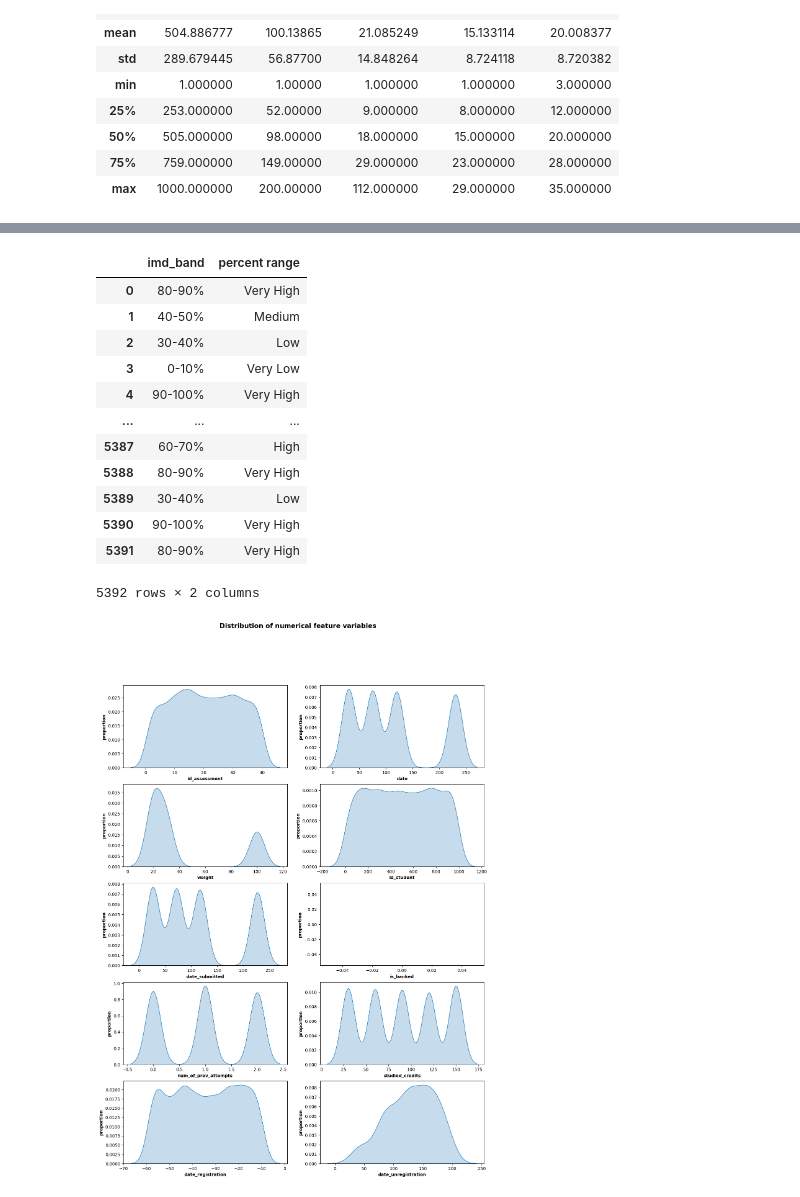
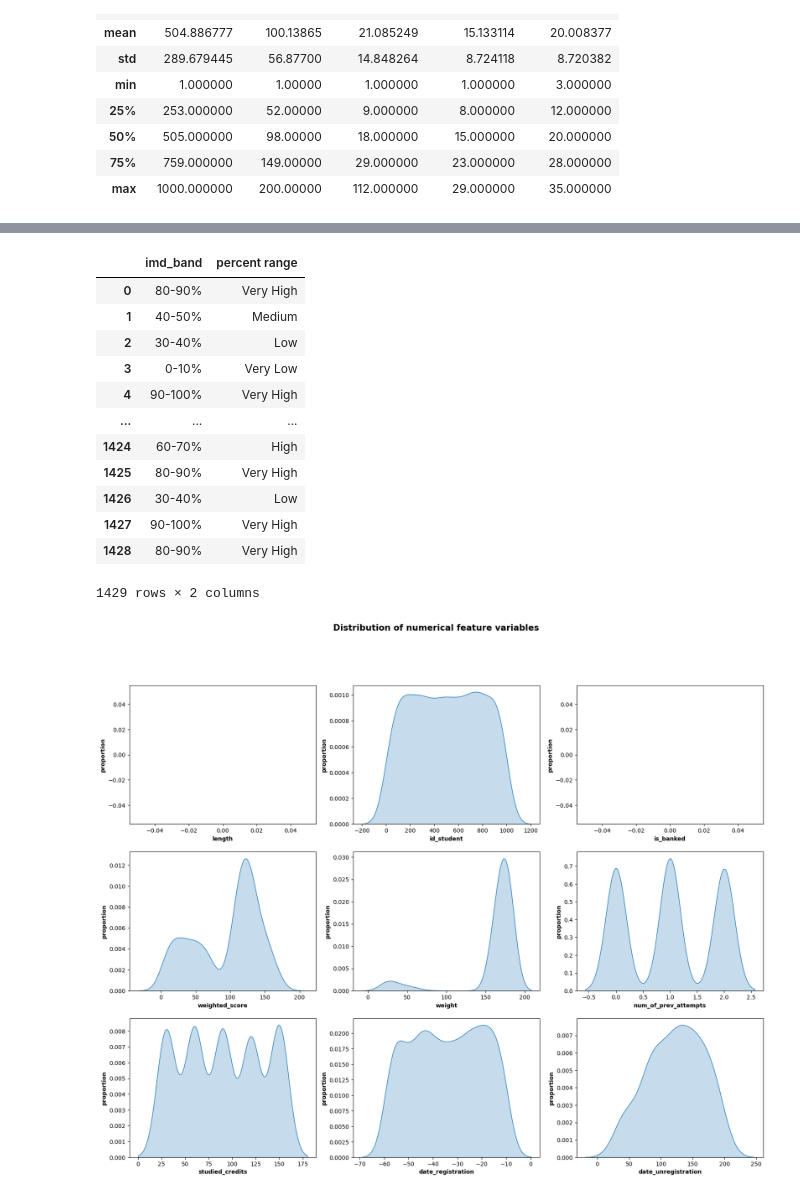
Before and after one commit to AndaniAfrica/data_science_assesment, a Jupyter notebook: assessment_notebook.ipynb, the cells around one changed output, grey strips where cells are left out. Cells and saved outputs as stored; diff of their text form; code cells hidden in the pictures.

Commit message:
aggregated data for consolidated dataframes

```diff
--- a/assessment_notebook.ipynb
+++ b/assessment_notebook.ipynb
@@ -196,3 +197,8 @@ df_1.head()
 | 2 | AAA | 2013J | 1 | TMA | 30 | 20 | 240 | 12 | ... |
 | 3 | AAA | 2013J | 1 | TMA | 30 | 20 | 240 | 16 | ... |
 | 4 | AAA | 2013J | 1 | TMA | 30 | 20 | 240 | 19 | ... |
+# %%
+#df_1[df_1.id_student == 1]
+np.max(df_1[df_1.assessment_type == 'Exam']['score'])
+df_1['weighted_score'] = (df_1['score']/100) * df_1['weight']
+df_1.head(10)
@@ -198,0 +228,3 @@ df_1.head()
+# %%
+cols = ['code_module', 'code_presentation','length','id_student','is_banked']
+df = df_1.groupby(cols,as_index=False)[['weighted_score','weight']].sum()
@@ -203,4 +251,4 @@ df_1.shape
 # %%
-df_1 = df_1.merge(dataframes['studentInfo'],on = ['code_module','code_presentation','id_student'] ,how = 'left')
+df_1 = df.merge(dataframes['studentInfo'],on = ['code_module','code_presentation','id_student'] ,how = 'left')
 df_1.head()
 # %% [output]
@@ -285,5 +344,5 @@ df_1.describe()
 # %%
-df_1.drop(['length', 'score'], axis=1, inplace=True)
+#df_1.drop(['length', 'score'], axis=1, inplace=True)
 # %%
 vle_df.describe()
 # %% [output]
@@ -406,12 +467,12 @@ df_1[['imd_band','percent range']]
 | 3 | 0-10% | Very Low |
 | 4 | 90-100% | Very High |
 | ... | ... | ... |
-| 5387 | 60-70% | High |
-| 5388 | 80-90% | Very High |
-| 5389 | 30-40% | Low |
-| 5390 | 90-100% | Very High |
-| 5391 | 80-90% | Very High |
+| 1424 | 60-70% | High |
+| 1425 | 80-90% | Very High |
+| 1426 | 30-40% | Low |
+| 1427 | 90-100% | Very High |
+| 1428 | 80-90% | Very High |
-5392 rows × 2 columns
+1429 rows × 2 columns
 # %%
 def categorize_qualification(qual):
     if qual == 'No Formal quals':
@@ -435,14 +496,14 @@ df_1.drop(['region','imd_band','highest_education'], axis=1, inplace=True)
 df_categorical = df_1.select_dtypes(include=object)
 df_numerical = df_1.select_dtypes(exclude=object)
 # %%
-features_array = np.array(df_numerical.columns, dtype='object').reshape(5,2)
-fig, ax  =  plt.subplots(5,2,sharey=False,figsize=(15,20))
+features_array = np.array(df_numerical.columns, dtype='object').reshape(3,3)
+fig, ax  =  plt.subplots(3,3,sharey=False,figsize=(20,15))
 for i, col in np.ndenumerate(features_array):
     sns.kdeplot(x =col, data = df_numerical, fill=True, ax = ax[i[0],i[1]])
     ax[i[0],i[1]].set_xlabel(col, fontweight="bold")
     ax[i[0],i[1]].set_ylabel("proportion", fontweight="bold")
 plt.suptitle("Distribution of numerical feature variables", fontweight="bold", size=(15))
 plt.show()
 # %% [output]
-[figure, old version]
+[figure, new version]
 # %%
```
Also changed, not shown: parts of 28 cells of this notebook.
